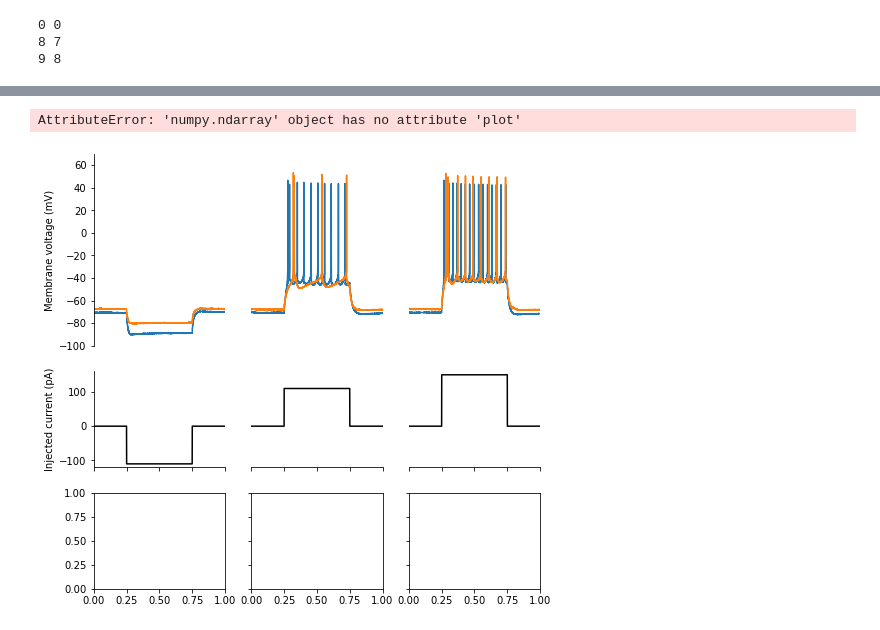
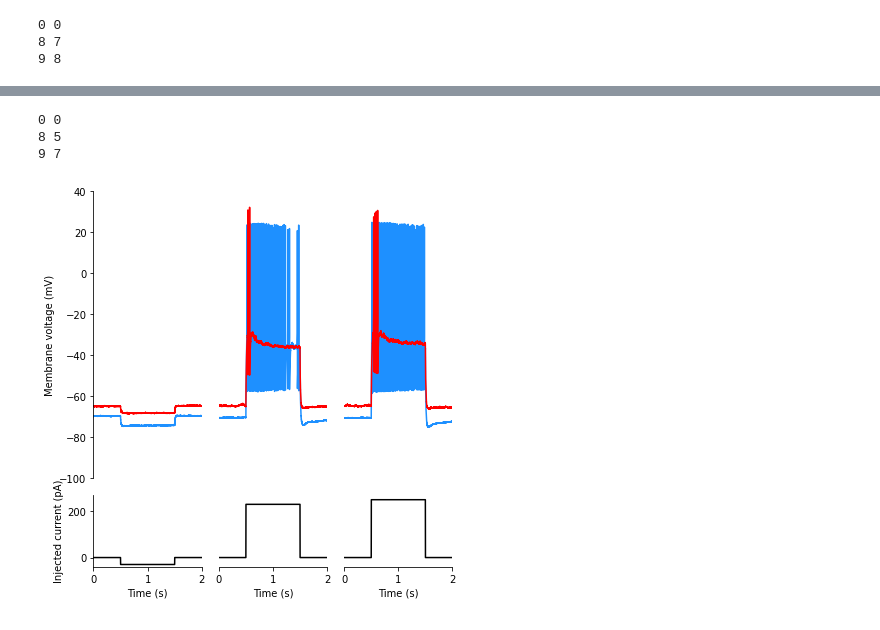
Before and after one commit to keon-arbabi/patch-seq-microglia, a Jupyter notebook: 4b-ephys-analysis.ipynb, the cells around one changed output, grey strips where cells are left out. Saved outputs shown, nothing was run; the diff lists cells and outputs as text; code cells hidden in the pictures.

```diff
--- a/4b-ephys-analysis.ipynb
+++ b/4b-ephys-analysis.ipynb
@@ -389,0 +332,11 @@ annotate_axes(ax02, 'ax02')
+# %%
+cell_1_id = '892441714'
+cell_2_id = '892424119'
+
+cell1_path = 'data/ephys/sub-885375443_ses-892441714_icephys.nwb'
+cell2_path = 'data/ephys/sub-885375443_ses-892424119_icephys.nwb'
+# %%
+data_set1 = create_ephys_data_set(nwb_file=cell1_path)
+lsa_sweeps1 = process_dataset_sweeps(data_set1)
+lsa_features1 = extract_features(lsa_sweeps1)
+lsa_features1['sweeps']
@@ -389,0 +363,5 @@ annotate_axes(ax02, 'ax02')
+# %%
+data_set2 = create_ephys_data_set(nwb_file=cell2_path)
+lsa_sweeps2= process_dataset_sweeps(data_set2)
+lsa_features2 = extract_features(lsa_sweeps2)
+lsa_features2['sweeps']
@@ -390,12 +386,24 @@ annotate_axes(ax02, 'ax02')
+# %%
+# we'll use the 0th, 8th, and 9th sweeps from the first cell, and
+# 0th, 5th, and 7th sweeps from second cell, as they
+# both correspond to -30, 230, and 250 pA of current injection
+sweep_plot_index_list_c1 = [0, 8, 9]
+sweep_plot_index_list_c2 = [0, 5, 7]
+# %%
+for ix1, ix2 in zip(sweep_plot_index_list_c1, sweep_plot_index_list_c2):
+    print(ix1, ix2)
+# %% [output]
+0 0
+8 5
+9 7
 # %%
-fig, axes = plt.subplots(nrows=3, ncols=3, sharey=False, gridspec_kw={'height_ratios': [2, 1, 1]}, figsize=(8,8))
-
+fig, axes = plt.subplots(nrows=2, ncols=3, sharey=False, gridspec_kw={'height_ratios': [4, 1]}, figsize=(6,6))
 
 for i, (sweep_ix1, sweep_ix2) in enumerate(zip(sweep_plot_index_list_c1, sweep_plot_index_list_c2)):
     cell_1_sweep = lsa_sweeps1.sweeps[sweep_ix1]
     cell_2_sweep = lsa_sweeps2.sweeps[sweep_ix2]
-    axes[0][i].plot(cell_1_sweep.t, cell_1_sweep.v)
-    axes[0][i].plot(cell_2_sweep.t, cell_2_sweep.v)
+    axes[0][i].plot(cell_1_sweep.t, cell_1_sweep.v, color='dodgerblue')
+    axes[0][i].plot(cell_2_sweep.t, cell_2_sweep.v, color='red')
     axes[1][i].plot(cell_1_sweep.t, cell_1_sweep.i, color='k')
 
 #axes[0][0].set_title(f'{cell_1_id}')
@@ -408,12 +416,12 @@ axes[1][0].set_xlim(0, 2)
 axes[1][1].set_xlim(0, 2)
 axes[1][2].set_xlim(0, 2)
 
-axes[0][0].set_ylim(-100, 70)
-axes[0][1].set_ylim(-100, 70)
-axes[0][2].set_ylim(-100, 70)
-axes[1][0].set_ylim(-120, 160)
-axes[1][1].set_ylim(-120, 160)
-axes[1][2].set_ylim(-120, 160)
+axes[0][0].set_ylim(-100, 40)
+axes[0][1].set_ylim(-100, 40)
+axes[0][2].set_ylim(-100, 40)
+axes[1][0].set_ylim(-40, 270)
+axes[1][1].set_ylim(-40, 270)
+axes[1][2].set_ylim(-40, 270)
 
 axes[0][0].set_ylabel("Membrane voltage (mV)")
 axes[1][0].set_ylabel("Injected current (pA)")
@@ -424,34 +432,32 @@ axes[1][2].set_xlabel("Time (s)")
 
 for ax in fig.get_axes():
     ax.label_outer()
 
 axes[0][0].spines['top'].set_visible(False)
 axes[0][0].spines['right'].set_visible(False)
 axes[0][0].spines['bottom'].set_visible(False)
 axes[0][0].set_xticks([])
 
 axes[0][1].axis('off')
 axes[0][2].axis('off')
 
 axes[1][0].spines['top'].set_visible(False)
 axes[1][0].spines['right'].set_visible(False)
 
 axes[1][1].spines['top'].set_visible(False)
 axes[1][1].spines['right'].set_visible(False)
 
 axes[1][1].spines['top'].set_visible(False)
 axes[1][1].spines['right'].set_visible(False)
 axes[1][1].spines['left'].set_visible(False)
 axes[1][1].set_yticks([])
 
 axes[1][2].spines['top'].set_visible(False)
 axes[1][2].spines['right'].set_visible(False)
 axes[1][2].spines['left'].set_visible(False)
 axes[1][2].set_yticks([])
 
-
 plt.tight_layout()
-#fig.savefig(output_path/'trace_comparison_v2.pdf', facecolor='w', dpi=300)
+fig.savefig(output_path/'trace_comparison_v2_pv_cells.svg', facecolor='w', dpi=300)
 # %% [output]
-AttributeError: 'numpy.ndarray' object has no attribute 'plot'
-[figure, old version]
+[figure, new version]
```
Also changed, not shown: parts of 18 cells of this notebook, 5 other files.
